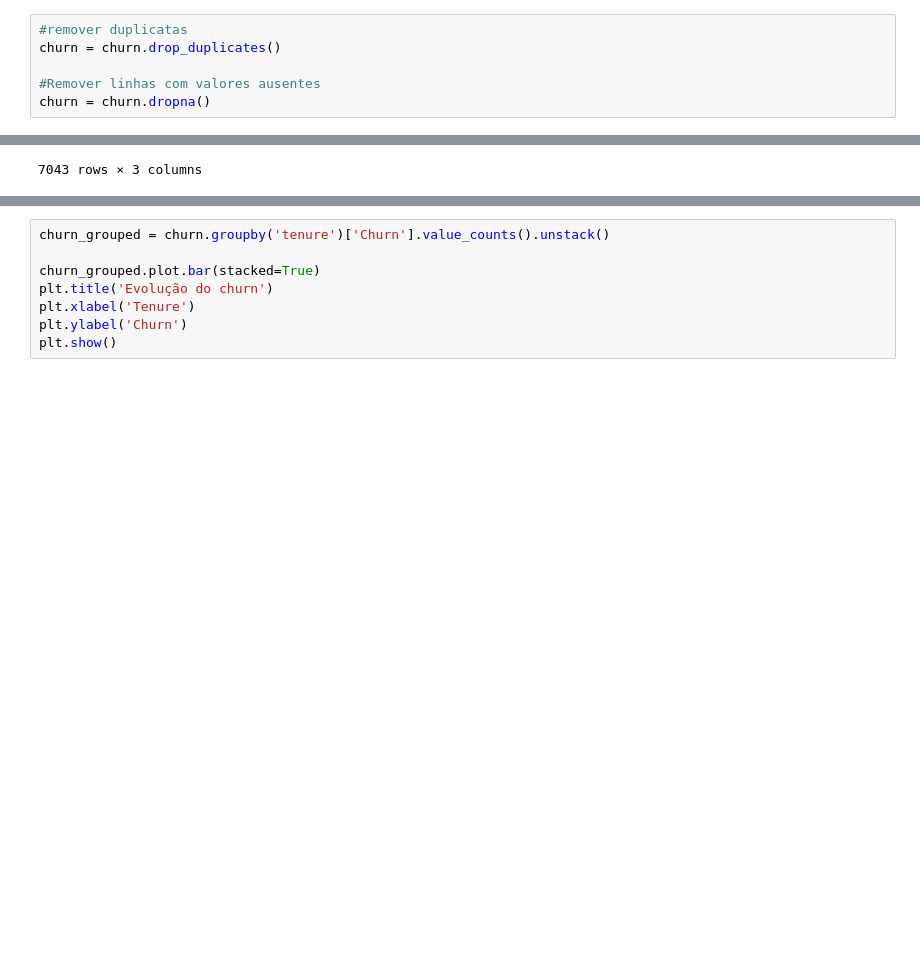
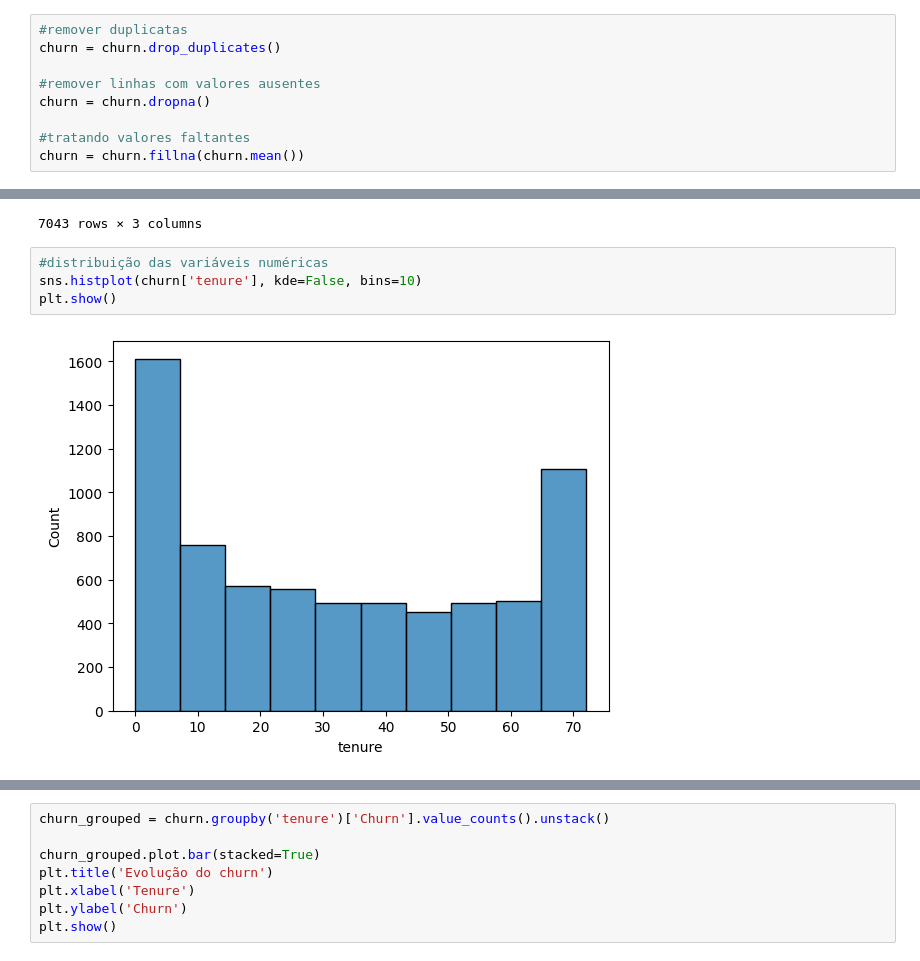
Before and after one commit to Natalia-SB/Portfolio, a Jupyter notebook: churn.ipynb, the cells around one changed output, grey strips where cells are left out. Cells and saved outputs as stored; diff of their text form; blank space fills up the shorter version.

```diff
--- a/churn.ipynb
+++ b/churn.ipynb
@@ -100,8 +147,11 @@ dtype: object
 #remover duplicatas
 churn = churn.drop_duplicates()
 
-#Remover linhas com valores ausentes
+#remover linhas com valores ausentes
 churn = churn.dropna()
+
+#tratando valores faltantes
+churn = churn.fillna(churn.mean())
 # %% [markdown]
 
 ### 5. Exploração dos dados
@@ -125,3 +175,9 @@ churn[["customerID", "tenure", "Churn"]]
 | 7041 | 8361-LTMKD | 4 | Yes |
 | 7042 | 3186-AJIEK | 66 | No |
 7043 rows × 3 columns
+# %%
+#distribuição das variáveis numéricas
+sns.histplot(churn['tenure'], kde=False, bins=10)
+plt.show()
+# %% [output]
+[figure, added]
```
Also changed, not shown: parts of 8 cells of this notebook.
